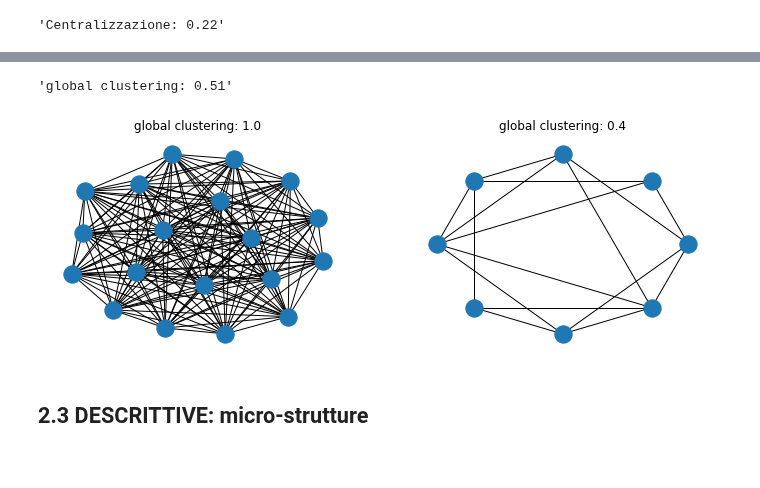
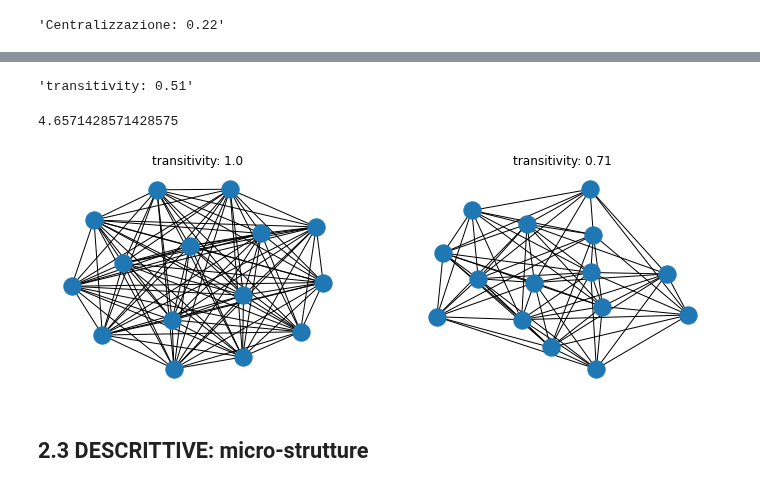
Before and after one commit to alkaest2002/ABGrid, a Jupyter notebook: materials/course 101/esercitazione.ipynb, the cells around one changed output, grey strips where cells are left out. Cells and saved outputs as stored; diff of their text form; code cells hidden in the pictures.

```diff
--- a/materials/course 101/esercitazione.ipynb
+++ b/materials/course 101/esercitazione.ipynb
@@ -396,21 +384,24 @@ ax2.set_title(f"centralizzazione: {get_centralization(C)}");
 # %%
-f"global clustering: {np.round(nx.average_clustering(Gi),2)}"
+f"transitivity: {np.round(nx.transitivity(Gi),2)}"
 # %% [output]
-'global clustering: 0.51'
+'transitivity: 0.51'
 # %%
 fig, (ax1, ax2) = plt.subplots(nrows=1, ncols=2, figsize=(12,4))
 
-S = nx.complete_graph(19)
+S = nx.complete_graph(15)
 loc = nx.spring_layout(S)
 nx.draw(S,loc, ax=ax1)
-ax1.set_title(f"global clustering: {np.round(nx.average_clustering(S),2)}")
+ax1.set_title(f"transitivity: {np.round(nx.transitivity(S),2)}")
 
-C = nx.watts_strogatz_graph(8, 4, .3)
-loc = nx.circular_layout(C)
-nx.draw(C,loc, ax=ax2)
-ax2.set_title(f"global clustering: {np.round(nx.average_clustering(C),2)}");
+C = nx.watts_strogatz_graph(15, 10, 0.4, seed=42)
+loc = nx.spring_layout(C)
+nx.draw(C,loc,ax=ax2)
+ax2.set_title(f"transitivity: {np.round(nx.transitivity(C),2)}");
+
+sum(nx.triangles(C).values()) / len(list(combinations(C,2)))
 # %% [output]
+4.6571428571428575
-[figure, old version]
+[figure, new version]
 # %% [markdown]
 ## 2.3 DESCRITTIVE: micro-strutture
 # %% [markdown]
```
Also changed, not shown: parts of 42 cells of this notebook, 9 other files.
